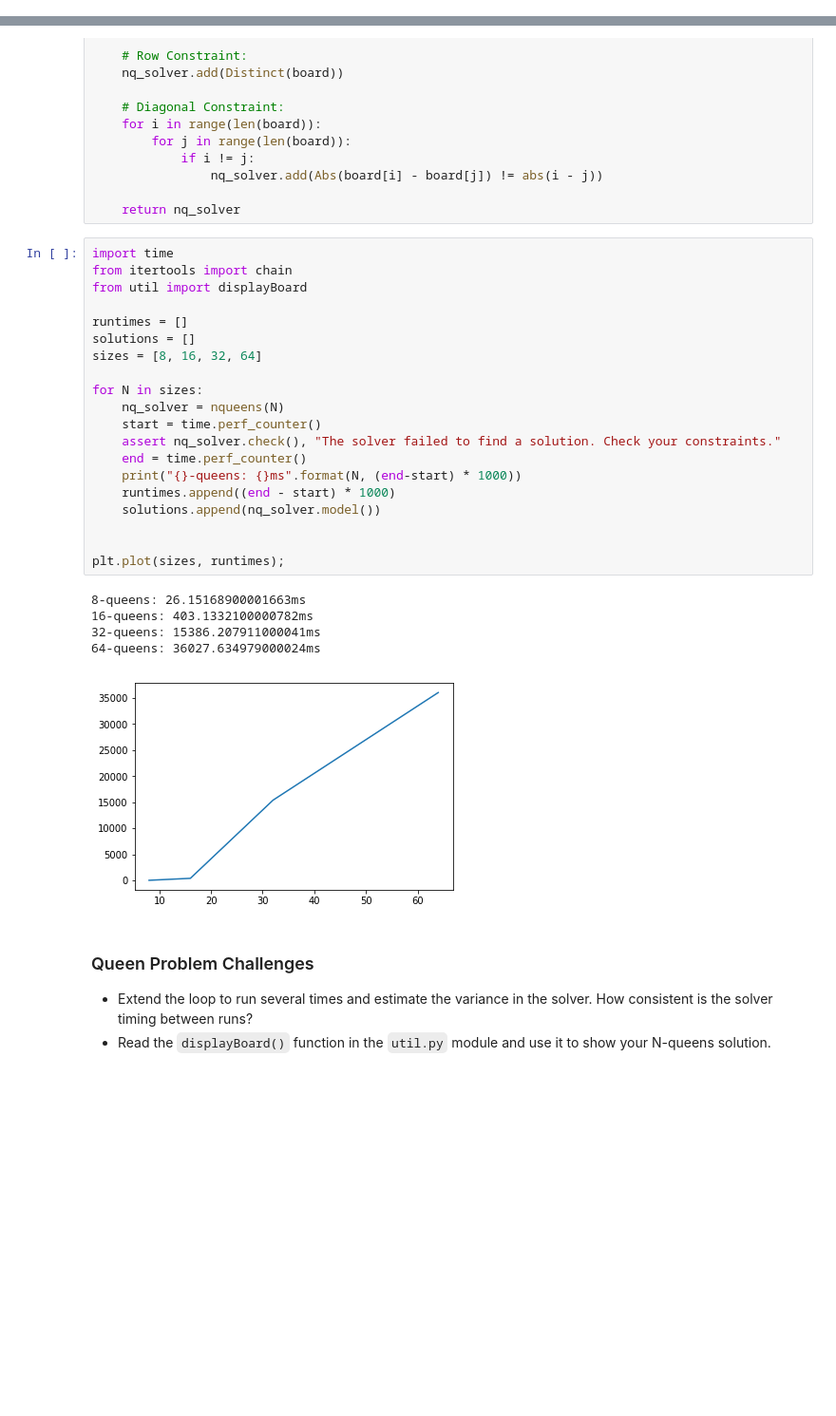
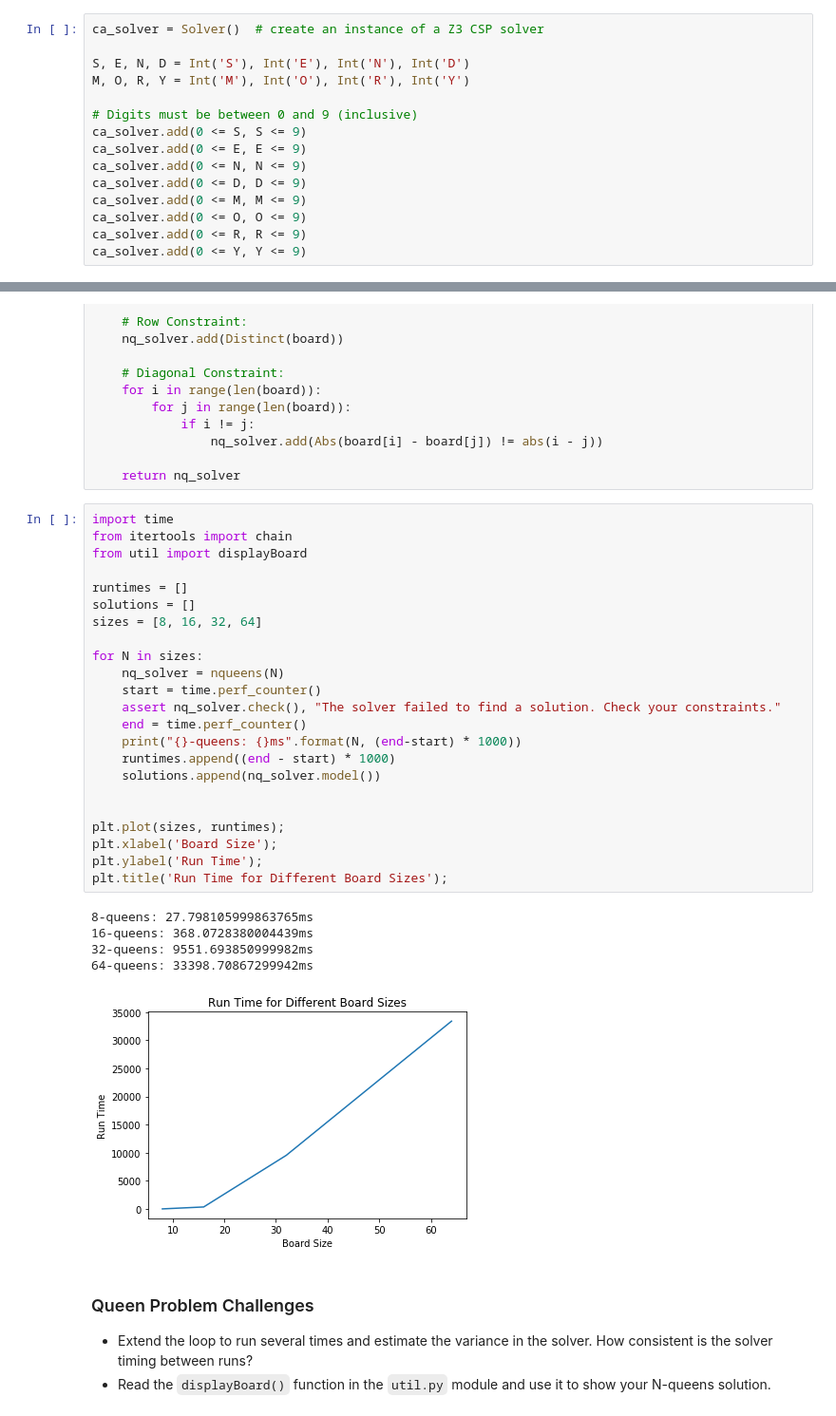
Before and after one commit to rghein/Udacity-Artificial-Intelligence-Nanodegree, a Jupyter notebook: Exercises/1_Constraint Satisfaction/AIND-Constraint_Satisfaction.ipynb, the cells around one changed output, grey strips where cells are left out. Shown at 95% size. Saved outputs shown, nothing was run; the diff lists cells and outputs as text; blank space fills up the shorter version.

Commit message:
feat: Constraint Sat. - n-queens plot added labels

```diff
--- a/Exercises/1_Constraint Satisfaction/AIND-Constraint_Satisfaction.ipynb
+++ b/Exercises/1_Constraint Satisfaction/AIND-Constraint_Satisfaction.ipynb
@@ -100,0 +110,15 @@ F O U R  :  1 6 9 2
+# %%
+ca_solver = Solver()  # create an instance of a Z3 CSP solver
+
+S, E, N, D = Int('S'), Int('E'), Int('N'), Int('D')
+M, O, R, Y = Int('M'), Int('O'), Int('R'), Int('Y')
+
+# Digits must be between 0 and 9 (inclusive)
+ca_solver.add(0 <= S, S <= 9)
+ca_solver.add(0 <= E, E <= 9)
+ca_solver.add(0 <= N, N <= 9)
+ca_solver.add(0 <= D, D <= 9)
+ca_solver.add(0 <= M, M <= 9)
+ca_solver.add(0 <= O, O <= 9)
+ca_solver.add(0 <= R, R <= 9)
+ca_solver.add(0 <= Y, Y <= 9)
@@ -202,29 +254,32 @@ def nqueens(N):
 # %%
 import time
 from itertools import chain
 from util import displayBoard
 
 runtimes = []
 solutions = []
 sizes = [8, 16, 32, 64]
 
 for N in sizes:
     nq_solver = nqueens(N)
     start = time.perf_counter()
     assert nq_solver.check(), "The solver failed to find a solution. Check your constraints."
     end = time.perf_counter()
     print("{}-queens: {}ms".format(N, (end-start) * 1000))
     runtimes.append((end - start) * 1000)
     solutions.append(nq_solver.model())
 
 
 plt.plot(sizes, runtimes);
+plt.xlabel('Board Size');
+plt.ylabel('Run Time');
+plt.title('Run Time for Different Board Sizes');
 # %% [output]
-8-queens: 26.15168900001663ms
-16-queens: 403.1332100000782ms
-32-queens: 15386.207911000041ms
-64-queens: 36027.634979000024ms
+8-queens: 27.798105999863765ms
+16-queens: 368.0728380004439ms
+32-queens: 9551.693850999982ms
+64-queens: 33398.70867299942ms
-[figure, old version]
+[figure, new version]
 # %% [markdown]
 ### Queen Problem Challenges
 - Extend the loop to run several times and estimate the variance in the solver. How consistent is the solver timing between runs?
```
Also changed, not shown: parts of 5 cells of this notebook.
